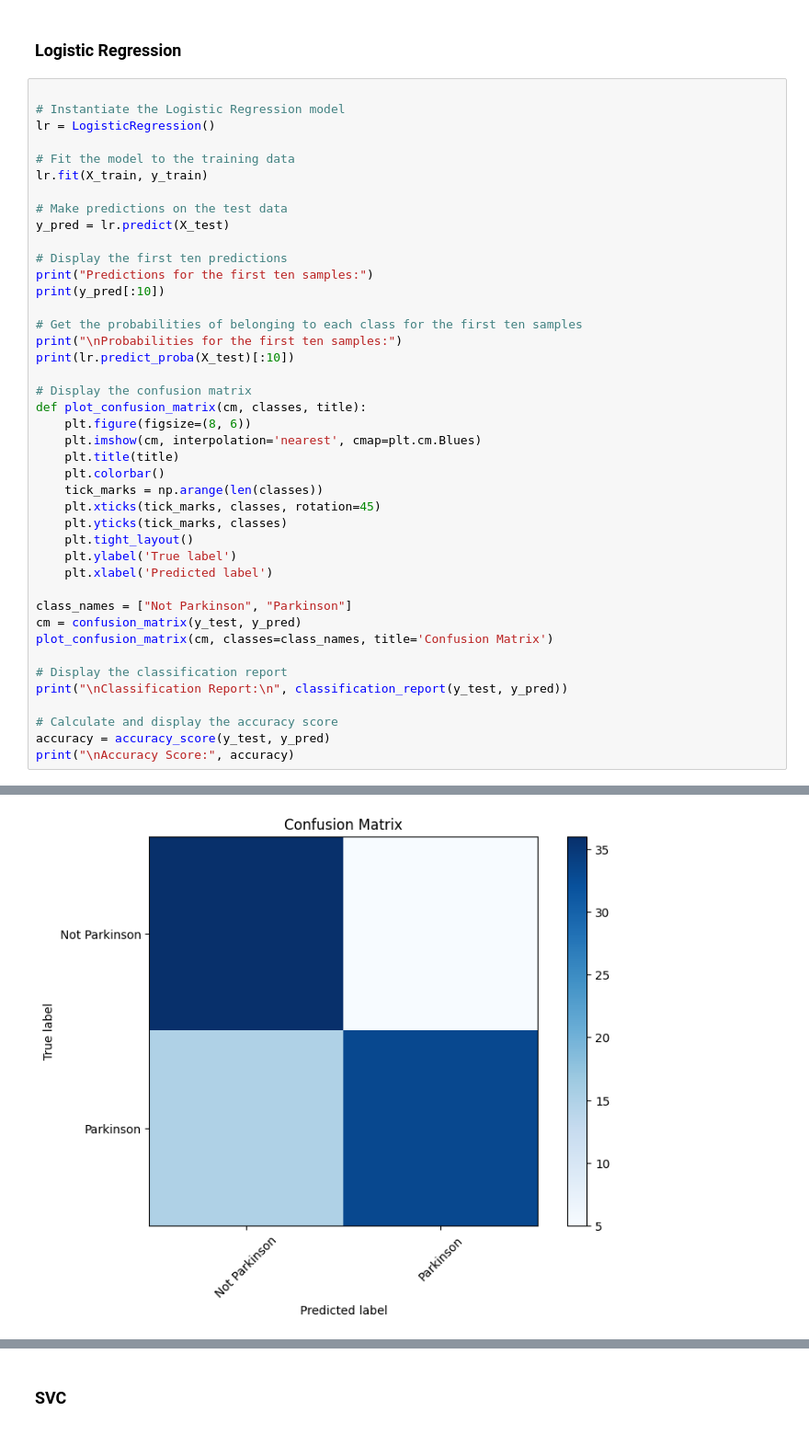
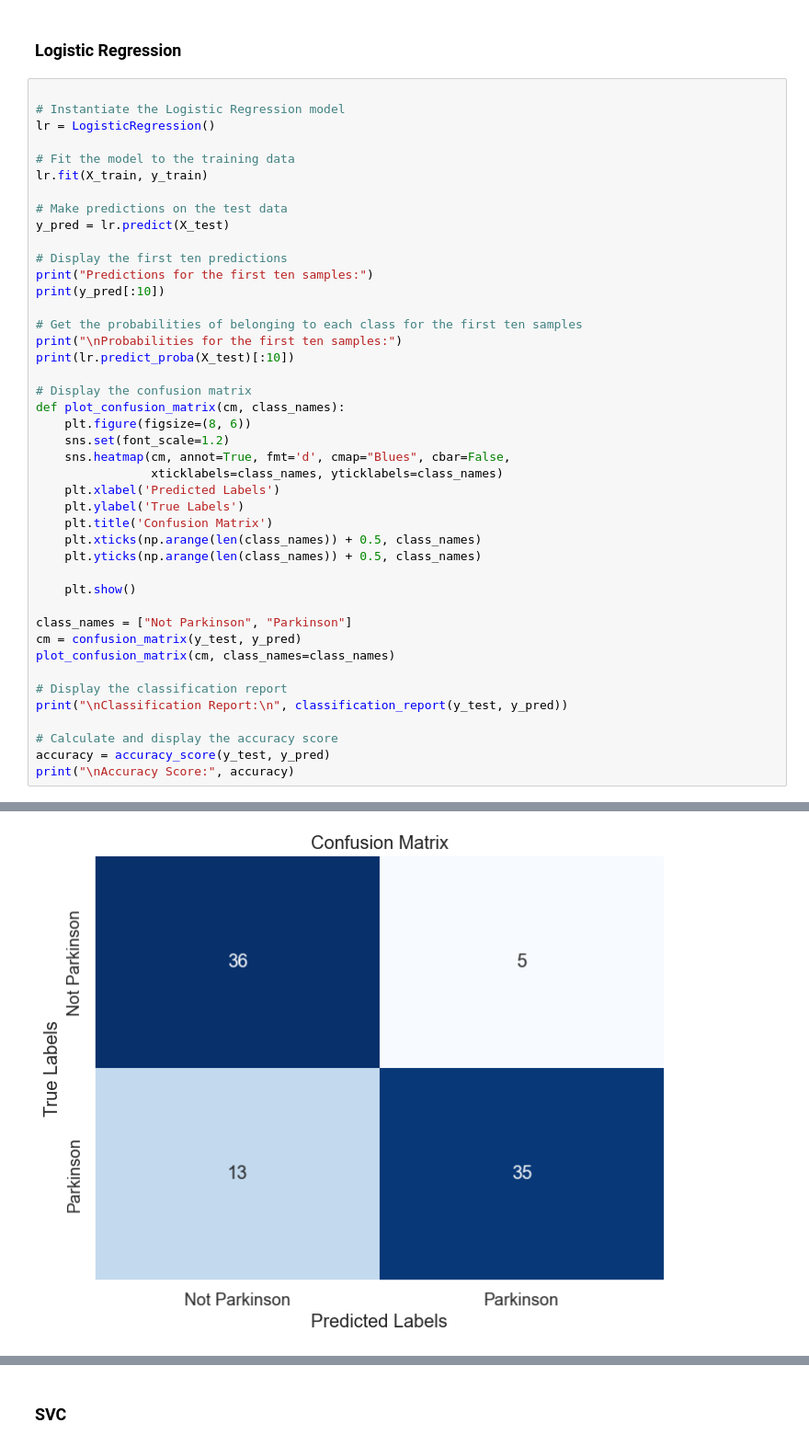
Before and after one commit to Taniabhattacharya/CodeClauseInternship_DataScience, a Jupyter notebook: Project_3/project_3_parkinsons_disease_detection.ipynb, the cells around one changed output, grey strips where cells are left out. Shown at 92% size. Saved outputs shown, nothing was run; the diff lists cells and outputs as text.

```diff
--- a/Project_3/project_3_parkinsons_disease_detection.ipynb
+++ b/Project_3/project_3_parkinsons_disease_detection.ipynb
@@ -227,21 +227,22 @@ print("\nProbabilities for the first ten samples:")
 print(lr.predict_proba(X_test)[:10])
 
 # Display the confusion matrix
-def plot_confusion_matrix(cm, classes, title):
+def plot_confusion_matrix(cm, class_names):
     plt.figure(figsize=(8, 6))
-    plt.imshow(cm, interpolation='nearest', cmap=plt.cm.Blues)
-    plt.title(title)
-    plt.colorbar()
-    tick_marks = np.arange(len(classes))
-    plt.xticks(tick_marks, classes, rotation=45)
-    plt.yticks(tick_marks, classes)
-    plt.tight_layout()
-    plt.ylabel('True label')
-    plt.xlabel('Predicted label')
+    sns.set(font_scale=1.2)
+    sns.heatmap(cm, annot=True, fmt='d', cmap="Blues", cbar=False,
+                xticklabels=class_names, yticklabels=class_names)
+    plt.xlabel('Predicted Labels')
+    plt.ylabel('True Labels')
+    plt.title('Confusion Matrix')
+    plt.xticks(np.arange(len(class_names)) + 0.5, class_names)
+    plt.yticks(np.arange(len(class_names)) + 0.5, class_names)
+
+    plt.show()
 
 class_names = ["Not Parkinson", "Parkinson"]
 cm = confusion_matrix(y_test, y_pred)
-plot_confusion_matrix(cm, classes=class_names, title='Confusion Matrix')
+plot_confusion_matrix(cm, class_names=class_names)
 
 # Display the classification report
 print("\nClassification Report:\n", classification_report(y_test, y_pred))
@@ -270 +268 @@ Accuracy Score: 0.7752808988764045
-[figure, old version]
+[figure, new version]
```
Also changed, not shown: parts of 9 cells of this notebook.
